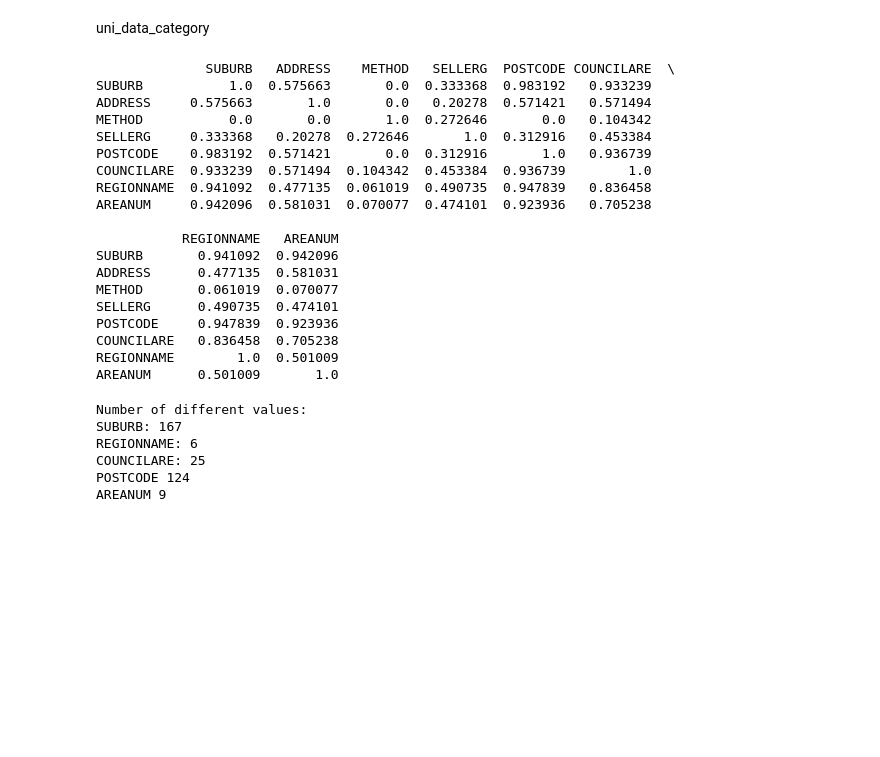
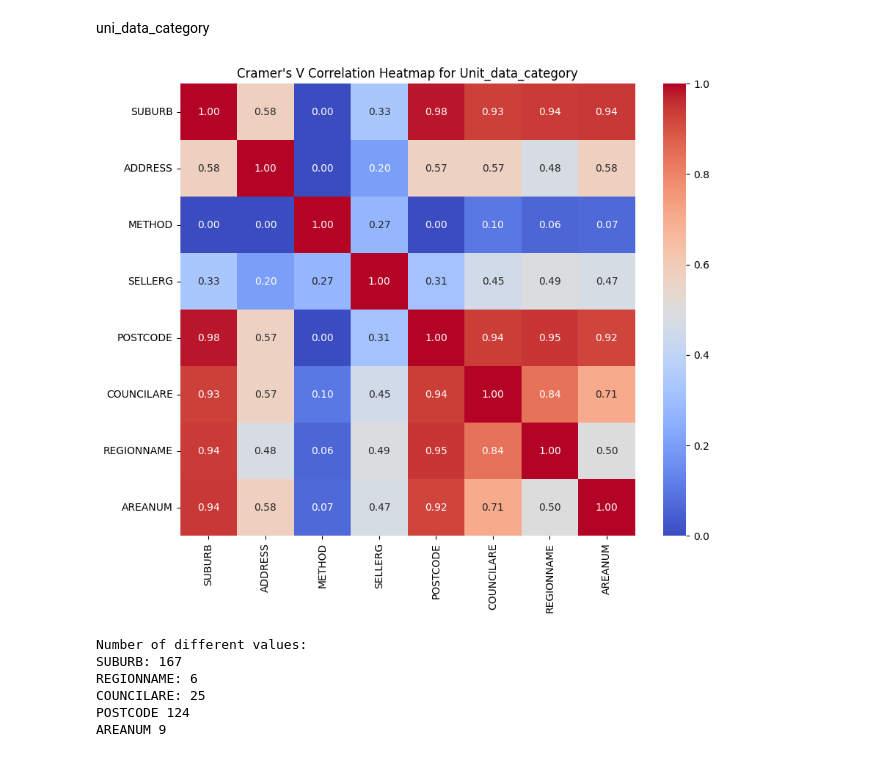
Before and after one commit to YeJiu97/master-of-data-science-unisa, a Jupyter notebook: 03-DataScienceProfessionalDevelopment/classification_model_final/Final_Models_High_Accuracy.ipynb, the cells around one changed output. Drawn from its saved outputs; the diff is of its cells as text; code cells hidden in the pictures; blank space fills up the shorter version.

```diff
--- a/03-DataScienceProfessionalDevelopment/classification_model_final/Final_Models_High_Accuracy.ipynb
+++ b/03-DataScienceProfessionalDevelopment/classification_model_final/Final_Models_High_Accuracy.ipynb
@@ -127,6 +127,32 @@ POSTCODE      0.93845  0.952599
 COUNCILARE    0.80243  0.743758
 REGIONNAME        1.0  0.495689
 AREANUM      0.495689       1.0
+# %%
+import pandas as pd
+from scipy.stats import chi2_contingency
+import numpy as np
+import seaborn as sns
+import matplotlib.pyplot as plt
+
+# Create an empty correlation matrix
+correlation_matrix = pd.DataFrame(index=house_data_category.columns, columns=house_data_category.columns)
+
+# Loop to calculate Cramér's V and populate the correlation matrix
+for col1 in house_data_category.columns:
+     for col2 in house_data_category.columns:
+         if col1 == col2:
+             correlation_matrix.loc[col1, col2] = 1.0
+         else:
+             # Create contingency table
+             contingency_table = pd.crosstab(house_data_category[col1], house_data_category[col2])
+             chi2, _, _, _ = chi2_contingency(contingency_table)
+             n = contingency_table.sum().sum()
+             phi2 = chi2/n
+             r, k = contingency_table.shape
+             phi2corr = max(0, phi2 - ((k-1)*(r-1))/(n-1))
+             rcorr = r - ((r-1)**2)/(n-1)
+             kcorr = k - ((k-1)**2)/(n-1)
+             correlation_matrix.loc[col1, col2] = np.sqrt(phi2corr / min((kcorr-1), (rcorr-1)))
 # %% [markdown]
 The results show that there is a significant correlation between "SUBURB", "COUNCILARE", "POSTCODE", "REGIONNAME" and "AREANUM".
 # %%
@@ -168,50 +194,40 @@ uni_data_category
 # %%
 import pandas as pd
 from scipy.stats import chi2_contingency
 import numpy as np
+import seaborn as sns
+import matplotlib.pyplot as plt
 
 # Create an empty correlation matrix
 correlation_matrix = pd.DataFrame(index=unit_data_category.columns, columns=unit_data_category.columns)
 
 # Loop to calculate Cramér's V and populate the correlation matrix
 for col1 in unit_data_category.columns:
      for col2 in unit_data_category.columns:
          if col1 == col2:
              correlation_matrix.loc[col1, col2] = 1.0
          else:
              #Create contingency table
              contingency_table = pd.crosstab(unit_data_category[col1], unit_data_category[col2])
              chi2, _, _, _ = chi2_contingency(contingency_table)
              n = contingency_table.sum().sum()
              phi2 = chi2/n
              r, k = contingency_table.shape
              phi2corr = max(0, phi2 - ((k-1)*(r-1))/(n-1))
              rcorr = r - ((r-1)**2)/(n-1)
              kcorr = k - ((k-1)**2)/(n-1)
              correlation_matrix.loc[col1, col2] = np.sqrt(phi2corr / min((kcorr-1), (rcorr-1)))
 
-# Display correlation matrix
-print(correlation_matrix)
+# Convert the correlation matrix to float
+correlation_matrix = correlation_matrix.astype(float)
+
+# Create a heatmap
+plt.figure(figsize=(10, 8))
+sns.heatmap(correlation_matrix, annot=True, cmap='coolwarm', fmt=".2f")
+plt.title("Cramer's V Correlation Heatmap for Unit_data_category")
+plt.show()
 # %% [output]
-              SUBURB   ADDRESS    METHOD   SELLERG  POSTCODE COUNCILARE  \
-SUBURB           1.0  0.575663       0.0  0.333368  0.983192   0.933239
-ADDRESS     0.575663       1.0       0.0   0.20278  0.571421   0.571494
-METHOD           0.0       0.0       1.0  0.272646       0.0   0.104342
-SELLERG     0.333368   0.20278  0.272646       1.0  0.312916   0.453384
-POSTCODE    0.983192  0.571421       0.0  0.312916       1.0   0.936739
-COUNCILARE  0.933239  0.571494  0.104342  0.453384  0.936739        1.0
-REGIONNAME  0.941092  0.477135  0.061019  0.490735  0.947839   0.836458
-AREANUM     0.942096  0.581031  0.070077  0.474101  0.923936   0.705238
-
-           REGIONNAME   AREANUM
-SUBURB       0.941092  0.942096
-ADDRESS      0.477135  0.581031
-METHOD       0.061019  0.070077
-SELLERG      0.490735  0.474101
-POSTCODE     0.947839  0.923936
-COUNCILARE   0.836458  0.705238
-REGIONNAME        1.0  0.501009
-AREANUM      0.501009       1.0
+[figure, added]
 # %%
 # Count the number of distinct values in the "SUBURB" column
 suburb_count = unit_data_category['SUBURB'].nunique()
```
Also changed, not shown: parts of 23 cells of this notebook, 39 other files.
